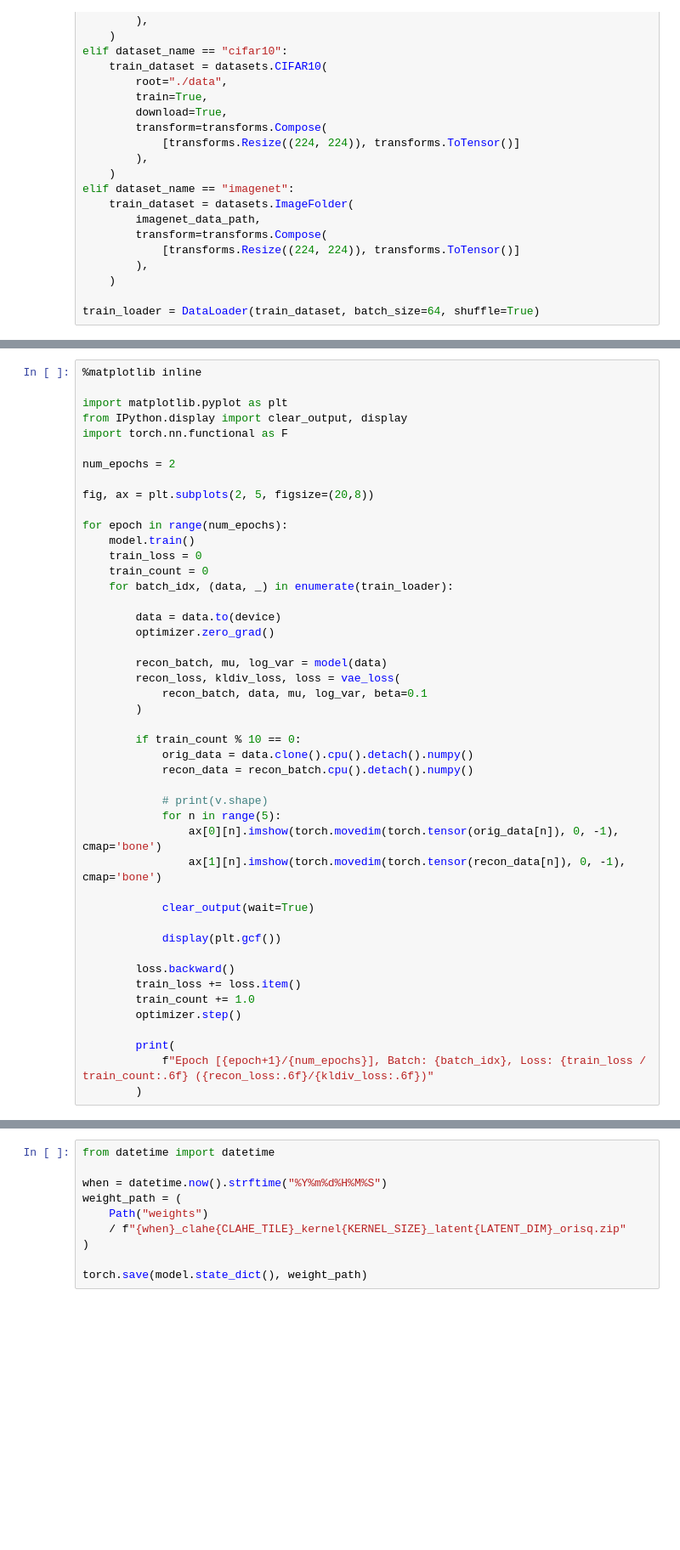
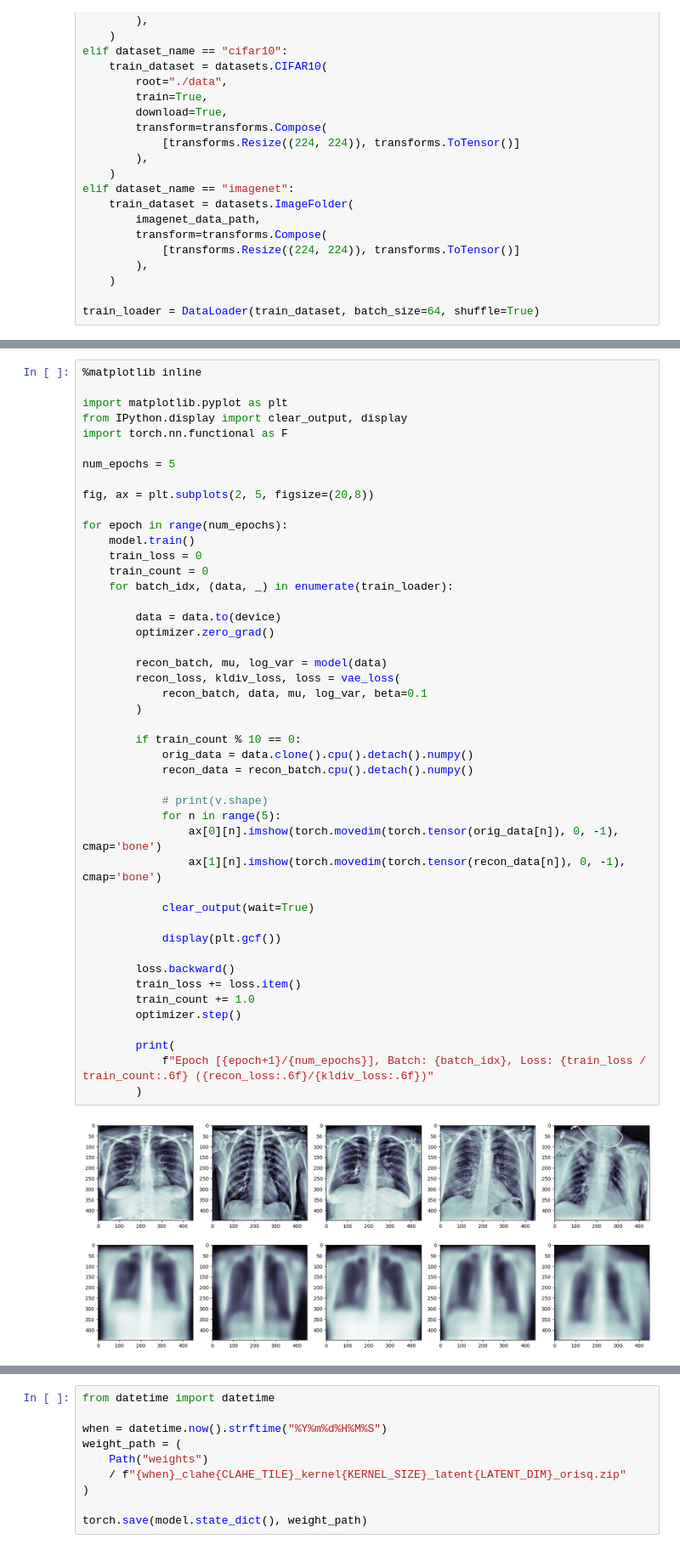
Before and after one commit to dg1an3/resnet18-vae, a Jupyter notebook: resnet18-vae.ipynb, the cells around one changed output, grey strips where cells are left out. Shown at 85% size. Cells and saved outputs as stored; diff of their text form; blank space fills up the shorter version.

```diff
--- a/resnet18-vae.ipynb
+++ b/resnet18-vae.ipynb
@@ -114,7 +179,7 @@ import matplotlib.pyplot as plt
 from IPython.display import clear_output, display
 import torch.nn.functional as F
 
-num_epochs = 2
+num_epochs = 5
 
 fig, ax = plt.subplots(2, 5, figsize=(20,8))
 
@@ -126,30 +191,32 @@ for epoch in range(num_epochs):
 
         data = data.to(device)
         optimizer.zero_grad()
 
         recon_batch, mu, log_var = model(data)
         recon_loss, kldiv_loss, loss = vae_loss(
             recon_batch, data, mu, log_var, beta=0.1
         )
 
         if train_count % 10 == 0:
             orig_data = data.clone().cpu().detach().numpy()
             recon_data = recon_batch.cpu().detach().numpy()
 
             # print(v.shape)
             for n in range(5):
                 ax[0][n].imshow(torch.movedim(torch.tensor(orig_data[n]), 0, -1), cmap='bone')
                 ax[1][n].imshow(torch.movedim(torch.tensor(recon_data[n]), 0, -1), cmap='bone')
 
             clear_output(wait=True)
 
             display(plt.gcf())
 
         loss.backward()
         train_loss += loss.item()
         train_count += 1.0
         optimizer.step()
 
         print(
             f"Epoch [{epoch+1}/{num_epochs}], Batch: {batch_idx}, Loss: {train_loss / train_count:.6f} ({recon_loss:.6f}/{kldiv_loss:.6f})"
         )
+# %% [output]
+[figure, added]
```
Also changed, not shown: parts of 5 cells of this notebook, 1 other file.
